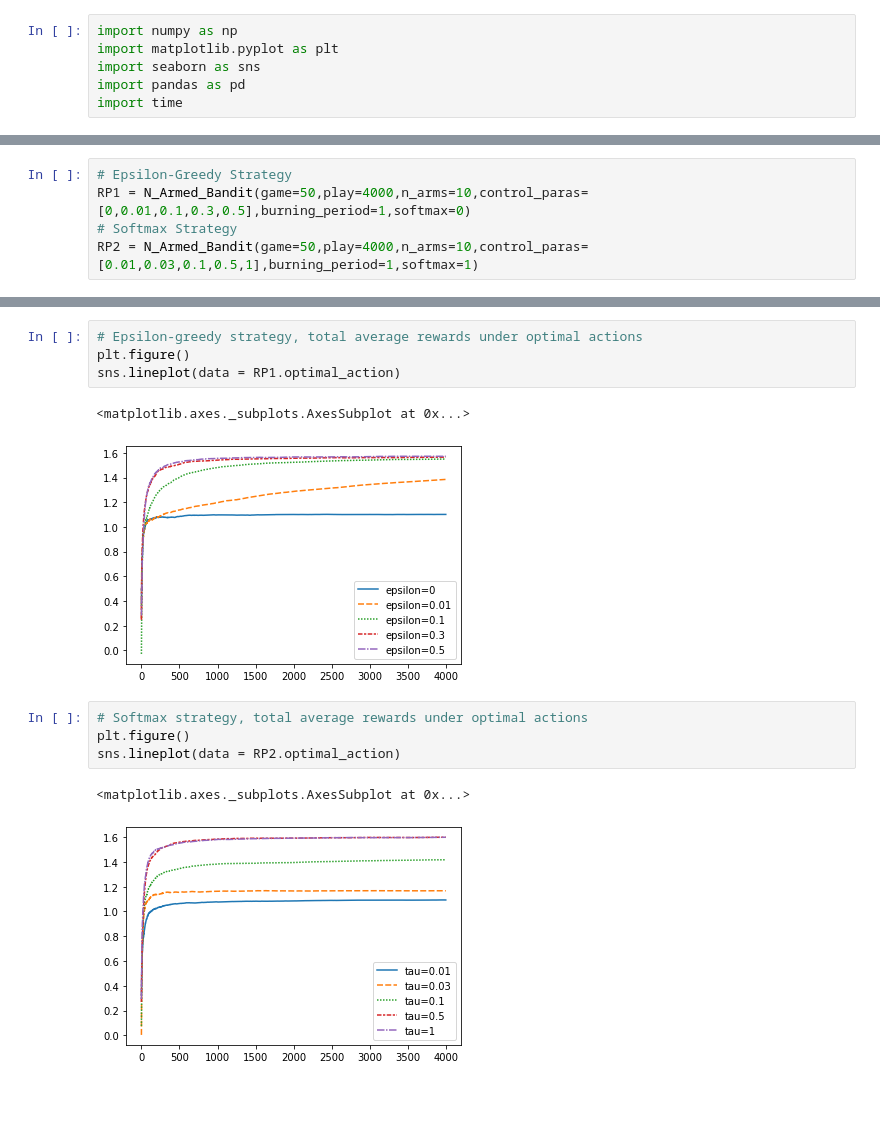
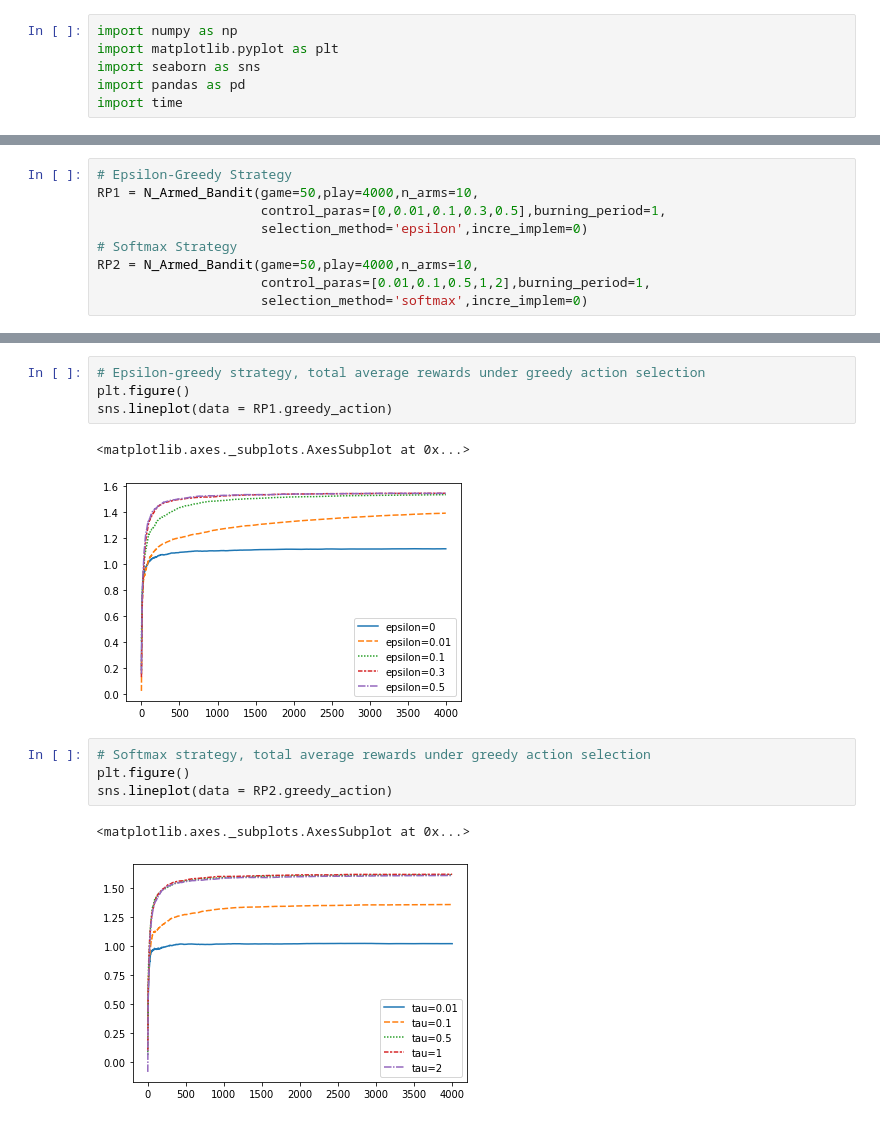
Before and after one commit to leafsigh/Reinforcement-Learning, a Jupyter notebook: N_armed bandit.ipynb, the cells around one changed output, grey strips where cells are left out. Drawn from its saved outputs; the diff is of its cells as text; blank space fills up the shorter version.

```diff
--- a/N_armed bandit.ipynb
+++ b/N_armed bandit.ipynb
@@ -179,8 +223,12 @@ class N_Armed_Bandit():
 # %%
 # Epsilon-Greedy Strategy
-RP1 = N_Armed_Bandit(game=50,play=4000,n_arms=10,control_paras=[0,0.01,0.1,0.3,0.5],burning_period=1,softmax=0)
+RP1 = N_Armed_Bandit(game=50,play=4000,n_arms=10,
+                     control_paras=[0,0.01,0.1,0.3,0.5],burning_period=1,
+                     selection_method='epsilon',incre_implem=0)
 # Softmax Strategy
-RP2 = N_Armed_Bandit(game=50,play=4000,n_arms=10,control_paras=[0.01,0.03,0.1,0.5,1],burning_period=1,softmax=1)
+RP2 = N_Armed_Bandit(game=50,play=4000,n_arms=10,
+                     control_paras=[0.01,0.1,0.5,1,2],burning_period=1,
+                     selection_method='softmax',incre_implem=0)
 # %%
 RP1.ReadyPlayer()
 # %% [output]
@@ -238,14 +286,14 @@ sns.lineplot(data = RP2.reward_data)
 # %%
-# Epsilon-greedy strategy, total average rewards under optimal actions
+# Epsilon-greedy strategy, total average rewards under greedy action selection
 plt.figure()
-sns.lineplot(data = RP1.optimal_action)
+sns.lineplot(data = RP1.greedy_action)
 # %% [output]
 <matplotlib.axes._subplots.AxesSubplot at 0x...>
-[figure, old version]
+[figure, new version]
 # %%
-# Softmax strategy, total average rewards under optimal actions
+# Softmax strategy, total average rewards under greedy action selection
 plt.figure()
-sns.lineplot(data = RP2.optimal_action)
+sns.lineplot(data = RP2.greedy_action)
 # %% [output]
 <matplotlib.axes._subplots.AxesSubplot at 0x...>
-[figure, old version]
+[figure, new version]
```
Also changed, not shown: parts of 7 cells of this notebook.
